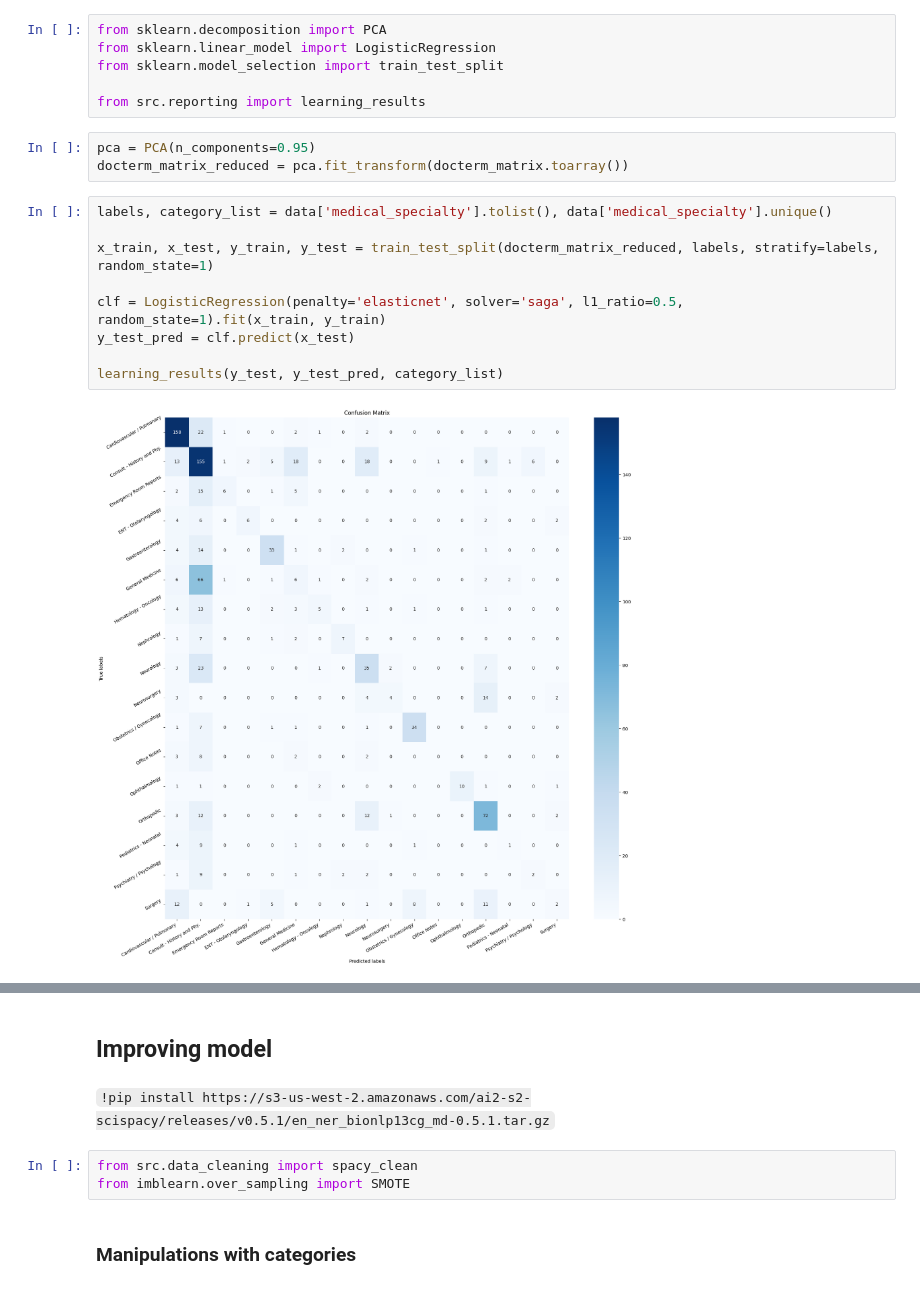
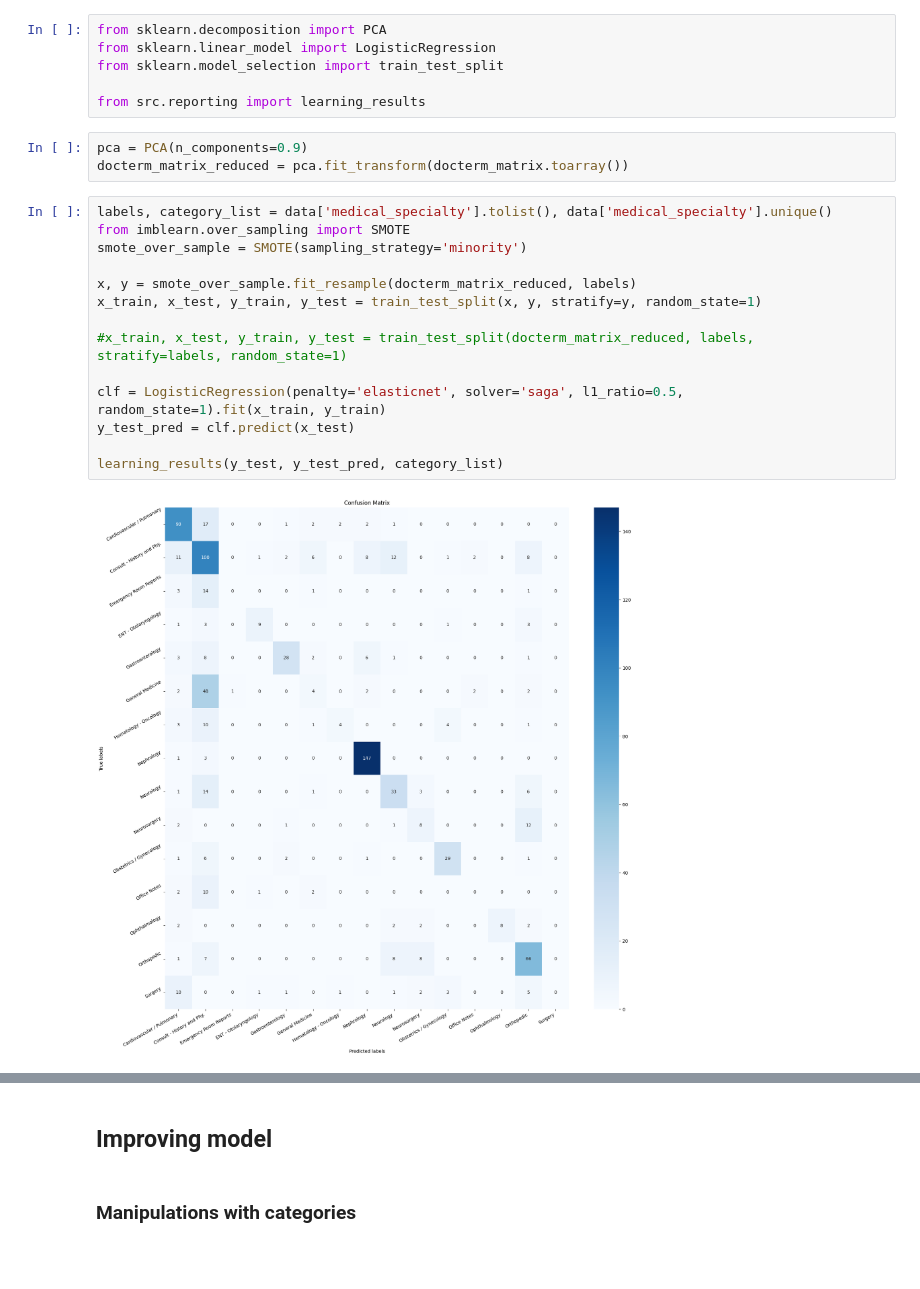
Before and after one commit to evgene-sh/HMLP, a Jupyter notebook: main.ipynb, the cells around one changed output, grey strips where cells are left out. Drawn from its saved outputs; the diff is of its cells as text; blank space fills up the shorter version.

````diff
--- a/main.ipynb
+++ b/main.ipynb
@@ -140,18 +140,23 @@ from sklearn.model_selection import train_test_split
 
 from src.reporting import learning_results
 # %%
-pca = PCA(n_components=0.95)
+pca = PCA(n_components=0.9)
 docterm_matrix_reduced = pca.fit_transform(docterm_matrix.toarray())
 # %%
 labels, category_list = data['medical_specialty'].tolist(), data['medical_specialty'].unique()
+from imblearn.over_sampling import SMOTE
+smote_over_sample = SMOTE(sampling_strategy='minority')
 
-x_train, x_test, y_train, y_test = train_test_split(docterm_matrix_reduced, labels, stratify=labels, random_state=1)
+x, y = smote_over_sample.fit_resample(docterm_matrix_reduced, labels)
+x_train, x_test, y_train, y_test = train_test_split(x, y, stratify=y, random_state=1)
+
+#x_train, x_test, y_train, y_test = train_test_split(docterm_matrix_reduced, labels, stratify=labels, random_state=1)
 
 clf = LogisticRegression(penalty='elasticnet', solver='saga', l1_ratio=0.5, random_state=1).fit(x_train, y_train)
 y_test_pred = clf.predict(x_test)
 
 learning_results(y_test, y_test_pred, category_list)
 # %% [output]
-[figure, old version]
+[figure, new version]
                             precision    recall  f1-score   support
 
@@ -173,10 +178,5 @@ Consult - History and Phy.       0.42      0.68      0.52       229
 # %% [markdown]
 ## Improving model
-# %% [markdown]
-```!pip install https://s3-us-west-2.amazonaws.com/ai2-s2-scispacy/releases/v0.5.1/en_ner_bionlp13cg_md-0.5.1.tar.gz```
-# %%
-from src.data_cleaning import spacy_clean
-from imblearn.over_sampling import SMOTE
 # %% [markdown]
 ### Manipulations with categories
 # %%
````
Also changed, not shown: parts of 13 cells of this notebook.
